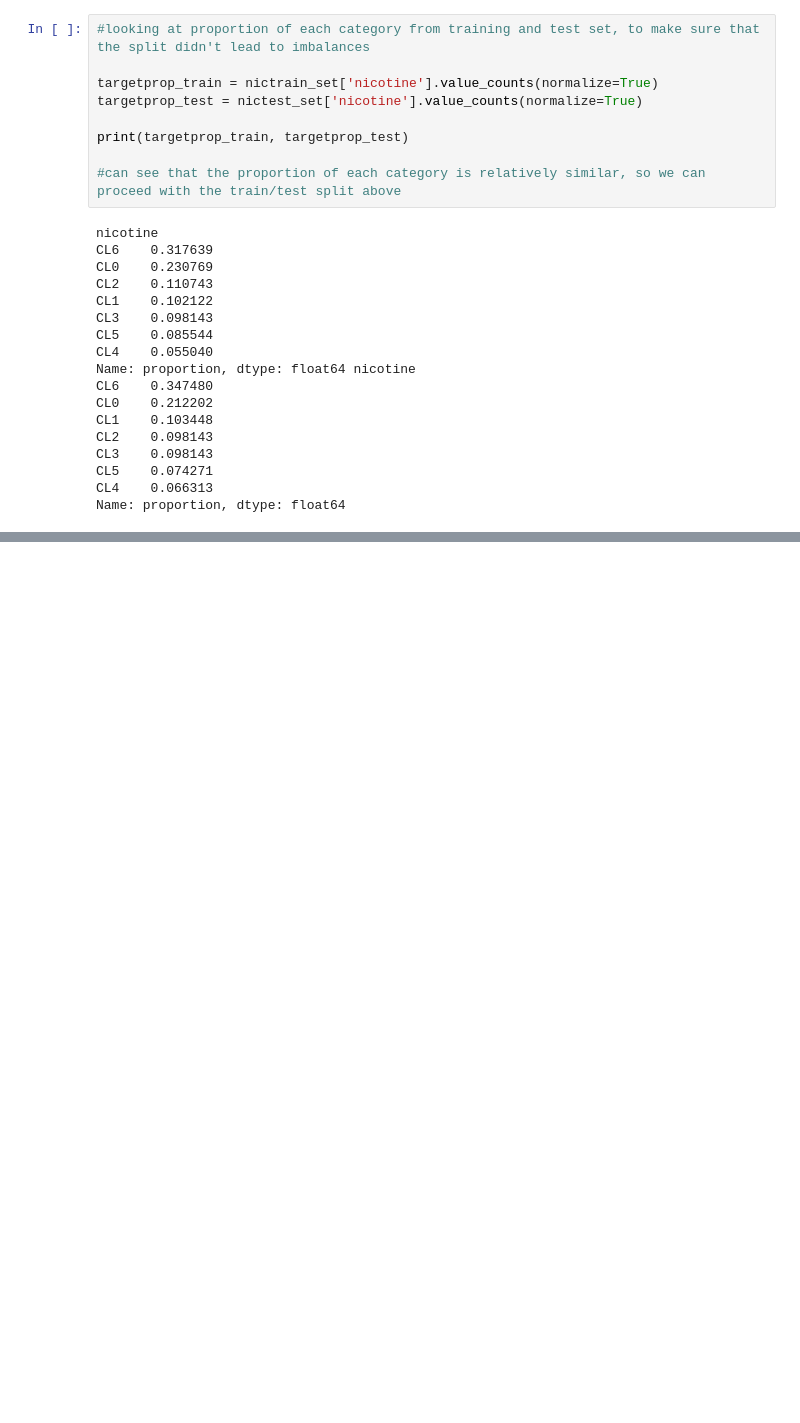
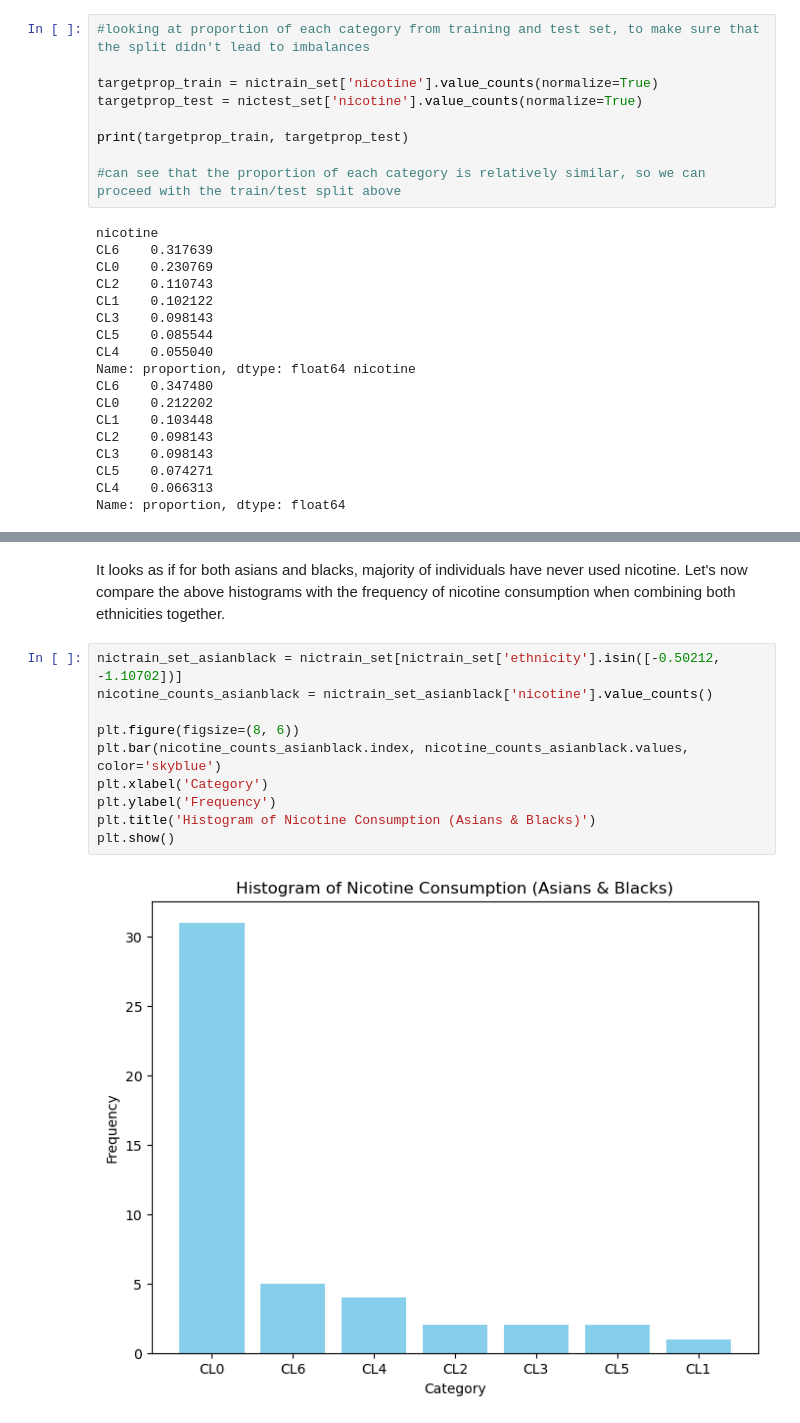
Before and after one commit to skyefung02/DrugConsumptionProject, a Jupyter notebook: data_exploration_visualisation.ipynb, the cells around one changed output, grey strips where cells are left out. Saved outputs shown, nothing was run; the diff lists cells and outputs as text; blank space fills up the shorter version.

```diff
--- a/data_exploration_visualisation.ipynb
+++ b/data_exploration_visualisation.ipynb
@@ -56,0 +156,14 @@ Name: proportion, dtype: float64
+# %% [markdown]
+It looks as if for both asians and blacks, majority of individuals have never used nicotine. Let's now compare the above histograms with the frequency of nicotine consumption when combining both ethnicities together.
+# %%
+nictrain_set_asianblack = nictrain_set[nictrain_set['ethnicity'].isin([-0.50212, -1.10702])]
+nicotine_counts_asianblack = nictrain_set_asianblack['nicotine'].value_counts()
+
+plt.figure(figsize=(8, 6))
+plt.bar(nicotine_counts_asianblack.index, nicotine_counts_asianblack.values, color='skyblue')
+plt.xlabel('Category')
+plt.ylabel('Frequency')
+plt.title('Histogram of Nicotine Consumption (Asians & Blacks)')
+plt.show()
+# %% [output]
+[figure, added]
```
Also changed, not shown: parts of 15 cells of this notebook.
